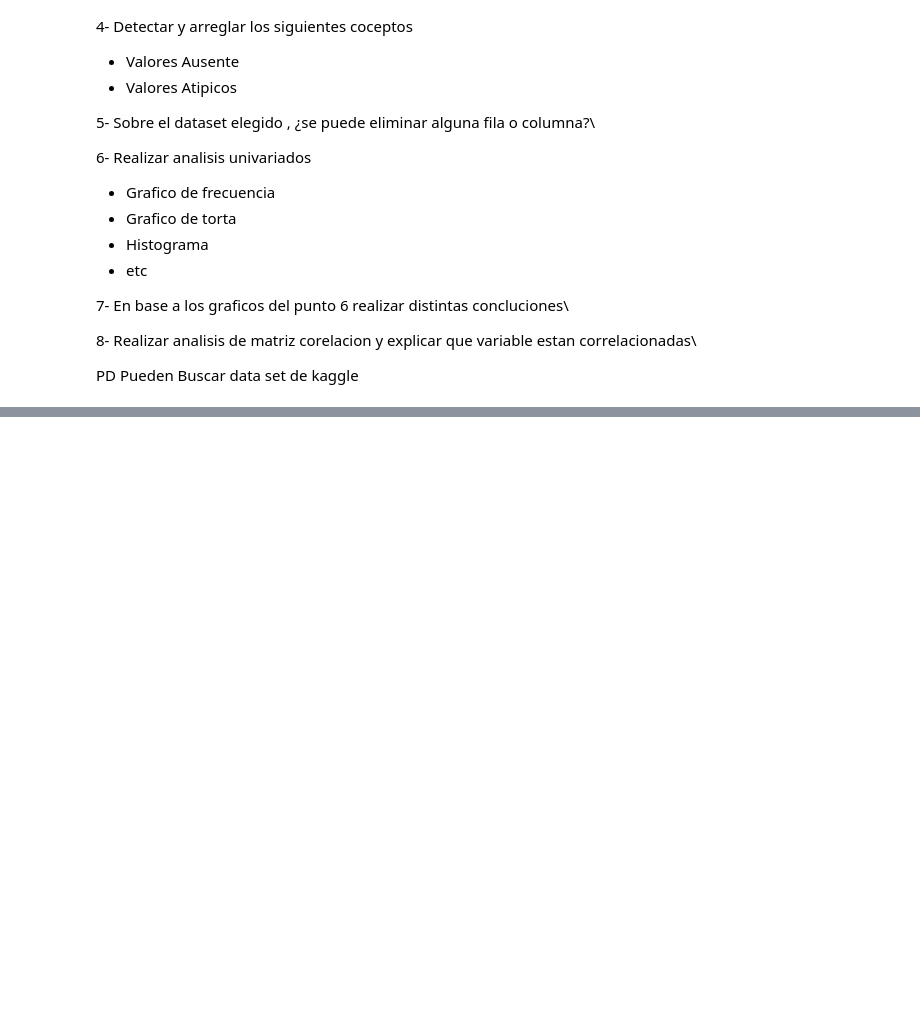
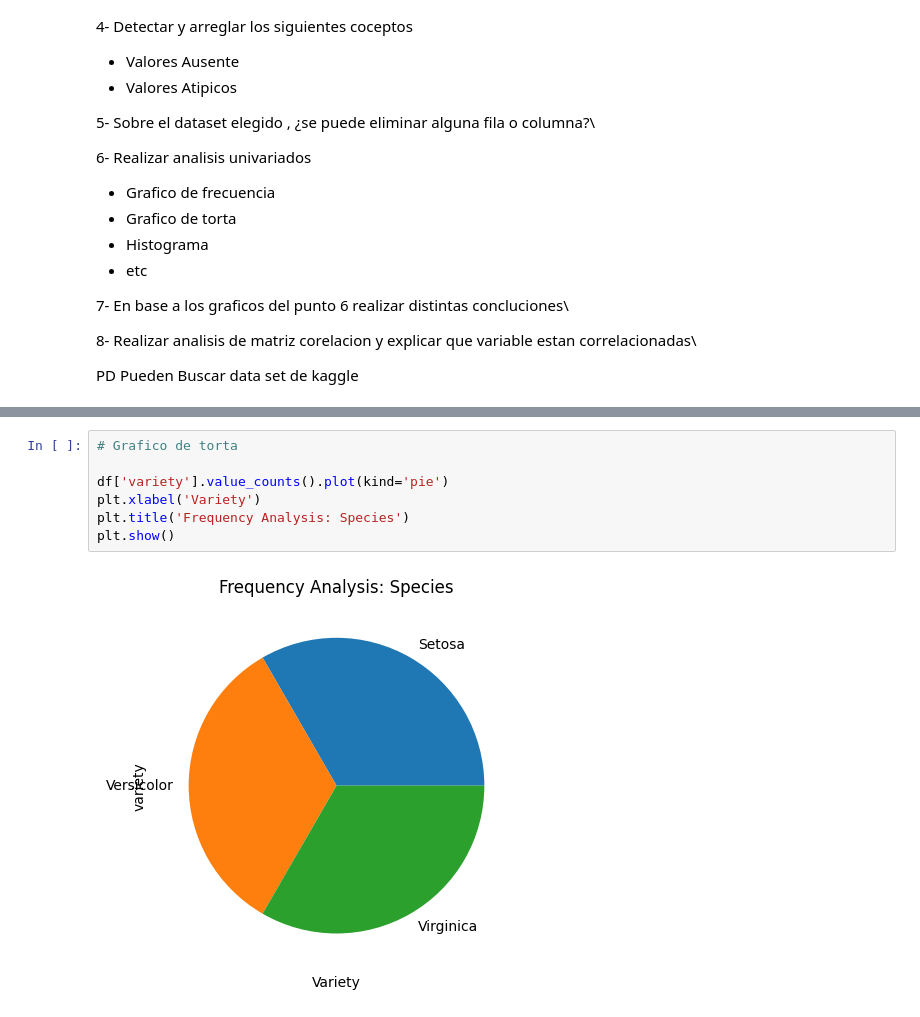
Before and after one commit to ema14bdt/introduccion_ciencia_de_datos, a Jupyter notebook: Copia_de_TP3_TP4_Comision_4.ipynb, the cells around one changed output, grey strips where cells are left out. Cells and saved outputs as stored; diff of their text form; blank space fills up the shorter version.

```diff
--- a/Copia_de_TP3_TP4_Comision_4.ipynb
+++ b/Copia_de_TP3_TP4_Comision_4.ipynb
@@ -519,0 +600,9 @@ PD Pueden Buscar data set de kaggle
+# %%
+# Grafico de torta
+
+df['variety'].value_counts().plot(kind='pie')
+plt.xlabel('Variety')
+plt.title('Frequency Analysis: Species')
+plt.show()
+# %% [output]
+[figure, added]
```
Also changed, not shown: parts of 9 cells of this notebook.
